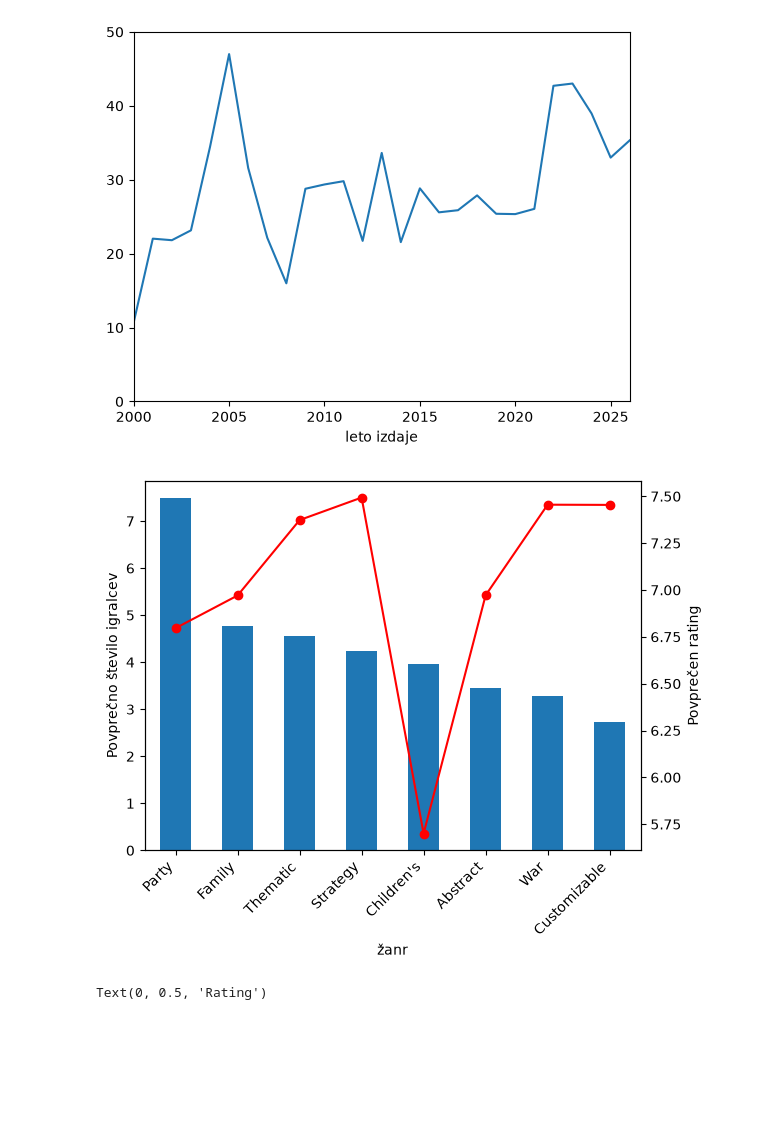
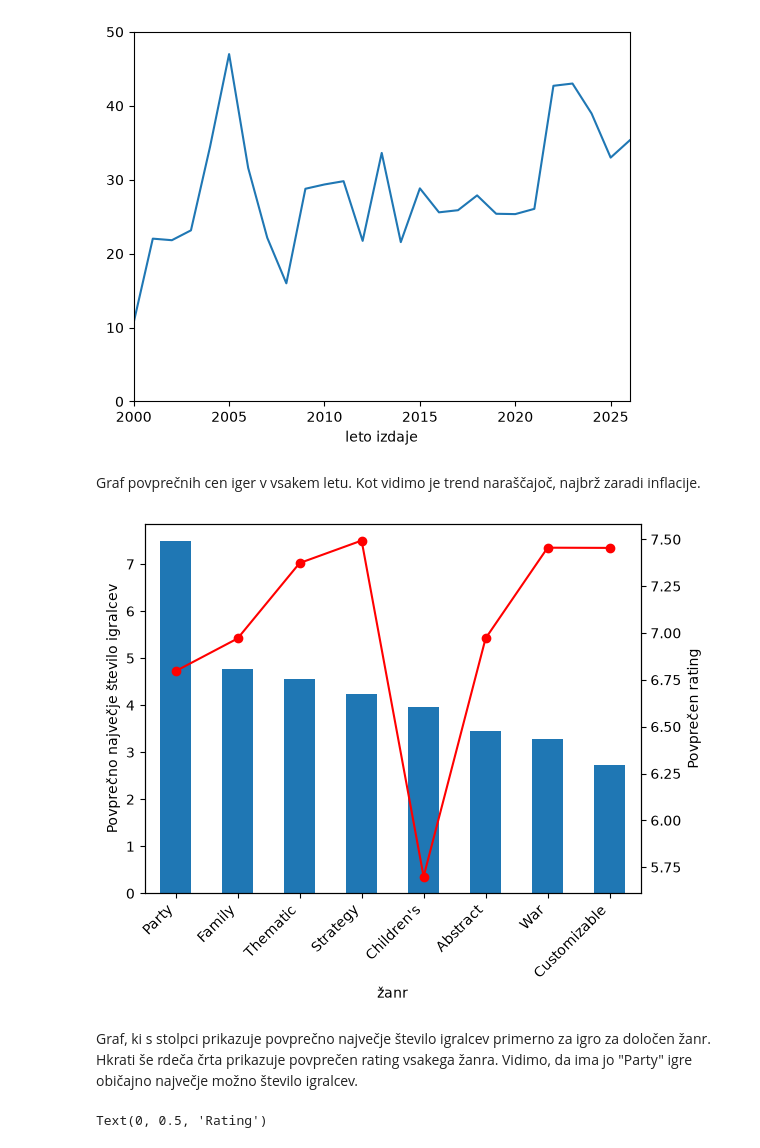
Before and after one commit to MarkKlemen/projektna_naloga_UVP-namizne_igre, a Jupyter notebook: analiza.ipynb, the cells around one changed output. Drawn from its saved outputs; the diff is of its cells as text; code cells hidden in the pictures; blank space fills up the shorter version.

```diff
--- a/analiza.ipynb
+++ b/analiza.ipynb
@@ -78,15 +88,21 @@ ax.set_ylim(0, 50)
 # %% [output]
 (0.0, 50.0)
 [figure]
+# %% [markdown]
+Graf povprečnih cen iger v vsakem letu. Kot vidimo je trend naraščajoč, najbrž zaradi inflacije.
 # %%
 trajanje_zanri = igre.groupby("žanr")[["največ igralcev", "rating"]].mean().sort_values("največ igralcev", ascending=False)
 ax = trajanje_zanri["največ igralcev"].plot.bar()
 trajanje_zanri["rating"].plot(ax=ax, secondary_y=True, color="red", marker="o")
-ax.set_ylabel("Povprečno število igralcev")
+ax.set_ylabel("Povprečno največje število igralcev")
 ax.right_ax.set_ylabel("Povprečen rating")
 _ = ax.set_xticklabels(ax.get_xticklabels(), rotation=45, ha="right")
 # %% [output]
-[figure, old version]
+[figure, new version]
+# %% [markdown]
+Graf, ki s stolpci prikazuje povprečno največje število igralcev primerno za igro za določen žanr.
+Hkrati še rdeča črta prikazuje povprečen rating vsakega žanra.
+Vidimo, da ima jo "Party" igre običajno največje možno število igralcev.
 # %%
 ax = igre.plot.scatter(
     x="zahtevnost /5",
```
Also changed, not shown: parts of 10 cells of this notebook.
